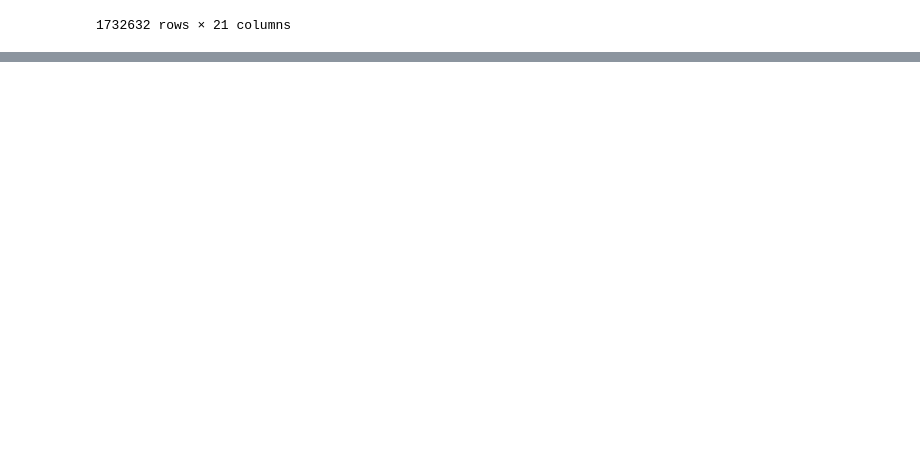
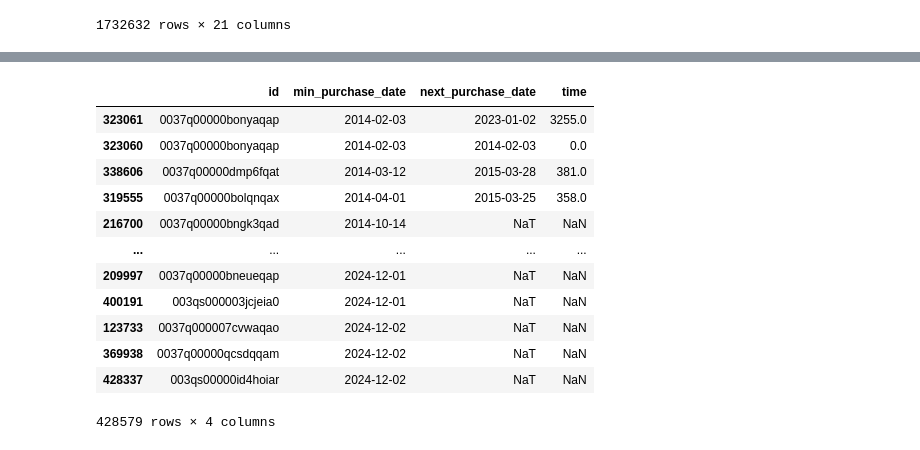
Before and after one commit to BingsHub/survival, a Jupyter notebook: src/notebooks/preprocessing/preprocessing.ipynb, the cells around one changed output, grey strips where cells are left out. Saved outputs shown, nothing was run; the diff lists cells and outputs as text; code cells hidden in the pictures; blank space fills up the shorter version.

```diff
--- a/src/notebooks/preprocessing/preprocessing.ipynb
+++ b/src/notebooks/preprocessing/preprocessing.ipynb
@@ -183,0 +176,20 @@ data.loc[data['artform'] == 1, 'rank'] = data.loc[data['artform'] == 1, 'rank'].
+# %%
+# create next_purchase_date and time columns
+data['next_purchase_date'] = data.groupby('id')['min_purchase_date'].shift(-1)
+data['time'] = (data['next_purchase_date'] - data['min_purchase_date']).dt.days
+
+data[['id', 'min_purchase_date', 'next_purchase_date', 'time']].sort_values(by='min_purchase_date')
+# %% [output]
+|  | id | min_purchase_date | next_purchase_date | time |
+| 323061 | 0037q00000bonyaqap | 2014-02-03 | 2023-01-02 | 3255.0 |
+| 323060 | 0037q00000bonyaqap | 2014-02-03 | 2014-02-03 | 0.0 |
+| 338606 | 0037q00000dmp6fqat | 2014-03-12 | 2015-03-28 | 381.0 |
+| 319555 | 0037q00000bolqnqax | 2014-04-01 | 2015-03-25 | 358.0 |
+| 216700 | 0037q00000bngk3qad | 2014-10-14 | NaT | NaN |
+| ... | ... | ... | ... | ... |
+| 209997 | 0037q00000bneueqap | 2024-12-01 | NaT | NaN |
+| 400191 | 003qs000003jcjeia0 | 2024-12-01 | NaT | NaN |
+| 123733 | 0037q000007cvwaqao | 2024-12-02 | NaT | NaN |
+| 369938 | 0037q00000qcsdqqam | 2024-12-02 | NaT | NaN |
+| 428337 | 003qs00000id4hoiar | 2024-12-02 | NaT | NaN |
+428579 rows × 4 columns
```
Also changed, not shown: parts of 9 cells of this notebook, 1 other file.
